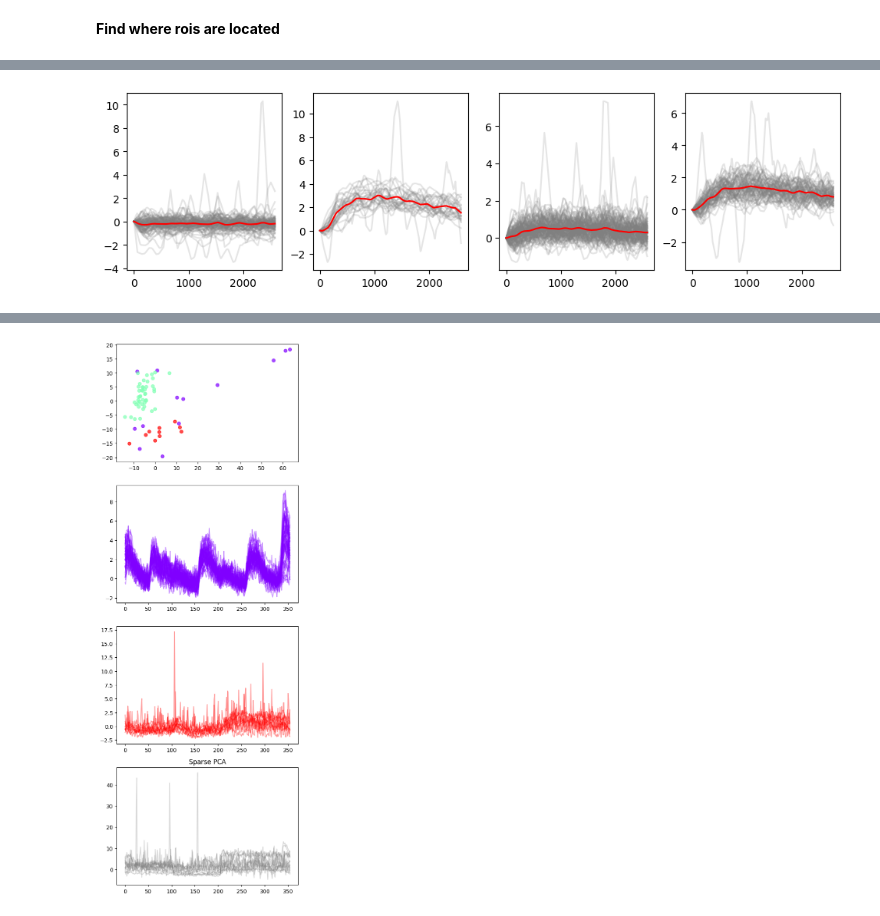
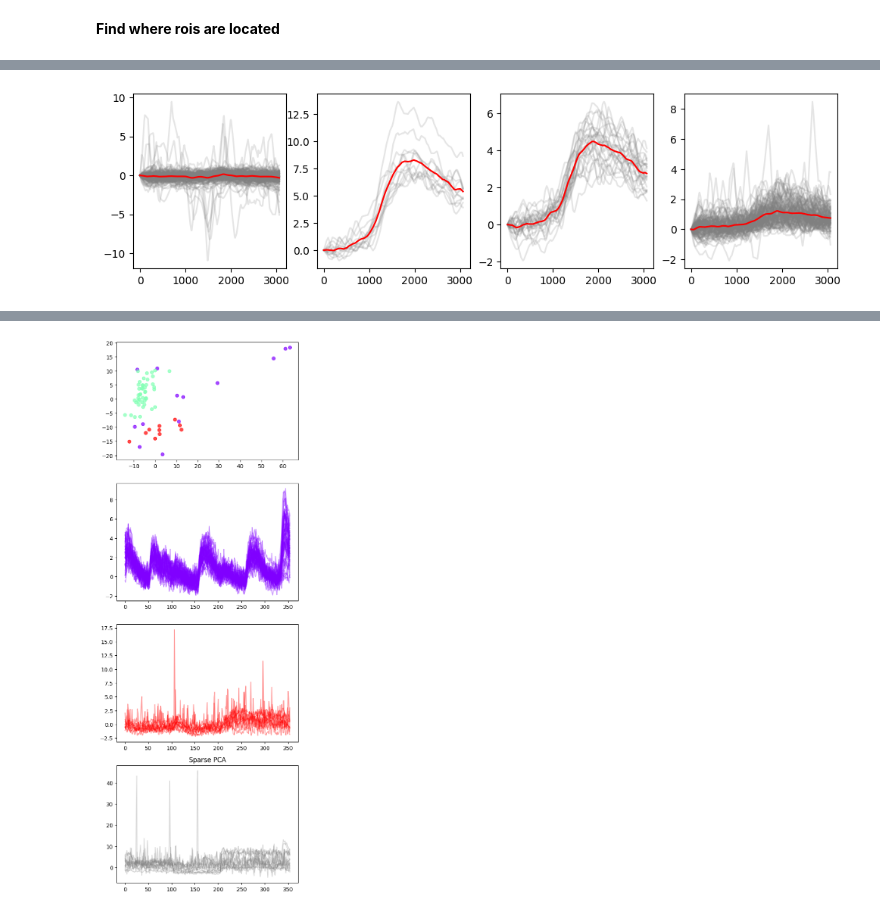
Before and after one commit to simbru/pygor, a Jupyter notebook: ROI_clustering.ipynb, the cells around one changed output, grey strips where cells are left out. Cells and saved outputs as stored; diff of their text form; code cells hidden in the pictures.

```diff
--- a/ROI_clustering.ipynb
+++ b/ROI_clustering.ipynb
@@ -12,5 +19,7 @@ Access custom classes using 'from pygor.load import ClassName'
 # %%
 filename = '2024-8-27_x240827_1_1cOTs.h5'
+stimtypes = ['stationary stripes','moving stripes','stationary stripes','OFF','dots_ON','OFF','ON','dots_OFF','ON', 'ON', 'loom']
+stimtypes_relevant = ['moving stripes', 'dots_ON', 'dots_OFF', 'loom']
 data_object = pygor.load.Core(data_path+filename)
 # %%
 data_object.view_stack_rois(labels=False, figsize_scale=3, func='average_stack')
@@ -129,19 +93,50 @@ for idx, i in enumerate(stim_responses):
+# %%
+from sklearn.decomposition import PCA
+from sklearn.cluster import HDBSCAN
+
+#find out hwo many clusters we need for each response section
+
+cluster_labels = []
+#get the clusters for each response
+for idx, i in enumerate(n_clusters_list):
+    i_responses = stim_responses[idx]-np.mean(stim_responses[idx], axis=0)
+    kmeans_data = cluster.KMeans(n_clusters=i, init='k-means++', random_state=0)
+    kmeans_data.fit(i_responses.transpose())
+    cluster_labels.append(kmeans_data.labels_)
+
+
+downsampled_cutouts = dots_off[:,::100]
+
+cutout_means = abs(np.mean(dots_off, axis=1))
+cutout_stds = abs(np.std(dots_off, axis=1))
+cutouts_filtered = downsampled_cutouts[np.where((cutout_stds>0.0) & (cutout_stds>0.8))[0],:]
+
+
+hdb = HDBSCAN(min_cluster_size=4)
+clusters = hdb.fit_predict(cutouts_filtered)
+
+ax3[0].set_title('hdbscan clustering')
+for i, trace in enumerate(cutouts_filtered):
+    if clusters[i] == -1:  # Noise points
+        ax3[clusters[i]].plot(trace, color='gray', alpha=0.3)
+    else:
+        ax3[clusters[i]].plot(trace, color=plt.cm.rainbow(clusters[i] / np.max(clusters)), alpha=0.7)
 # %%
 from sklearn import cluster
 
 stim_clusters = []
 
-dots_OFF = stim_responses[1]-stim_responses[1][1,:]
+dots_OFF = stim_responses[10]-stim_responses[10][1,:]
 dots_off = dots_OFF.transpose()
 
 kmeans_data = cluster.KMeans(n_clusters=4, init='k-means++', random_state=0)
 kmeans_data.fit(dots_off)
 labels = kmeans_data.labels_
 
 f, ax = plt.subplots(1, 4, figsize=(12, 3))
 for idx, i in enumerate(np.unique(labels)):
     ax[idx].plot(dots_off[labels==i,:].transpose(), color='gray', alpha=0.2)
     ax[idx].plot(np.mean(dots_off[labels==i,:].transpose(), axis=1), color='r')
 # %% [output]
-[figure, old version]
+[figure, new version]
 # %%
```
Also changed, not shown: parts of 15 cells of this notebook.
